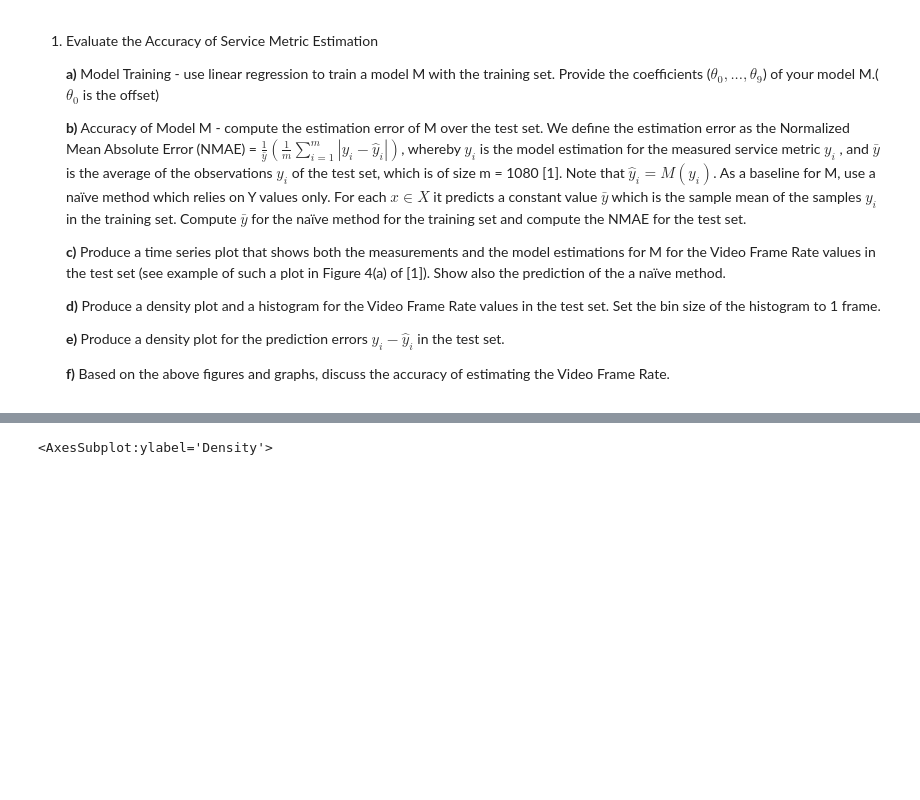
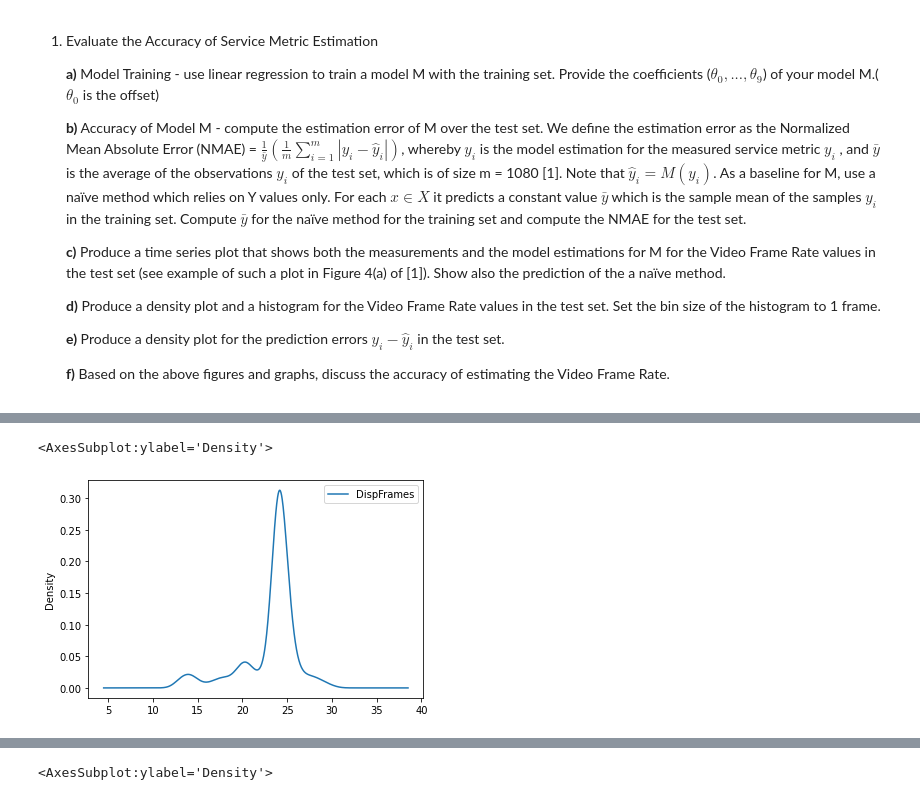
Before and after one commit to jabolina/pgc308a, a Jupyter notebook: task2.ipynb, the cells around one changed output, grey strips where cells are left out. Saved outputs shown, nothing was run; the diff lists cells and outputs as text; code cells hidden in the pictures; blank space fills up the shorter version.

```diff
--- a/task2.ipynb
+++ b/task2.ipynb
@@ -60,0 +78,6 @@ pp.show()
+# %%
+# Density for the Video Grame Rate on the test set
+pd.DataFrame(y_test['DispFrames']).plot(kind='density')
+# %% [output]
+<AxesSubplot:ylabel='Density'>
+[figure, added]
```
Also changed, not shown: parts of 5 cells of this notebook, 1 other file.
